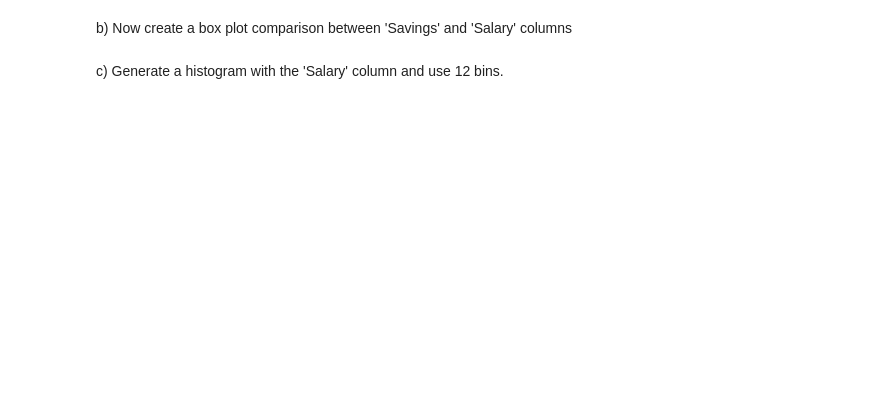
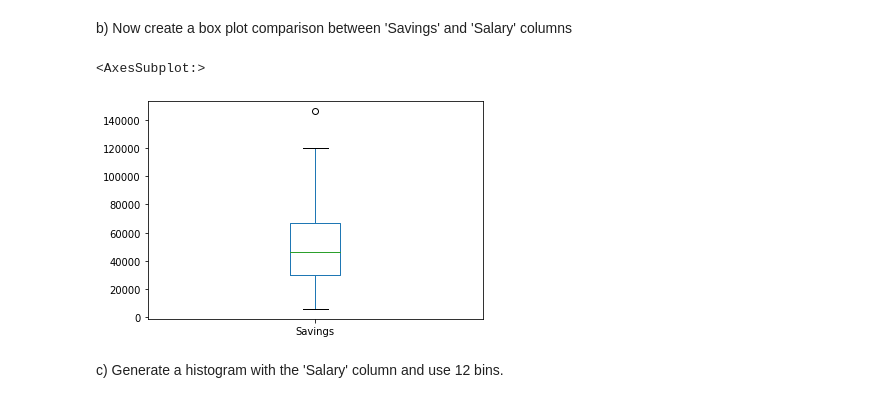
Before and after one commit to Elly254/ADS-Assignment-1, a Jupyter notebook: Pandas Assignment.ipynb, the cells around one changed output. Drawn from its saved outputs; the diff is of its cells as text; code cells hidden in the pictures; blank space fills up the shorter version.

```diff
--- a/Pandas Assignment.ipynb
+++ b/Pandas Assignment.ipynb
@@ -223,3 +230,10 @@ b) Now create a box plot comparison between 'Savings' and 'Salary' columns
+# %%
+#b) (1)
+alumni["Savings"] = alumni["Savings ($)"].apply(clean_currency)
+alumni.plot(x="Salary", y="Savings", kind="box")
+# %% [output]
+<AxesSubplot:>
+[figure, added]
 # %% [markdown]
 c) Generate a histogram with the 'Salary' column and use 12 bins.
 # %%
```
Also changed, not shown: parts of 12 cells of this notebook.
